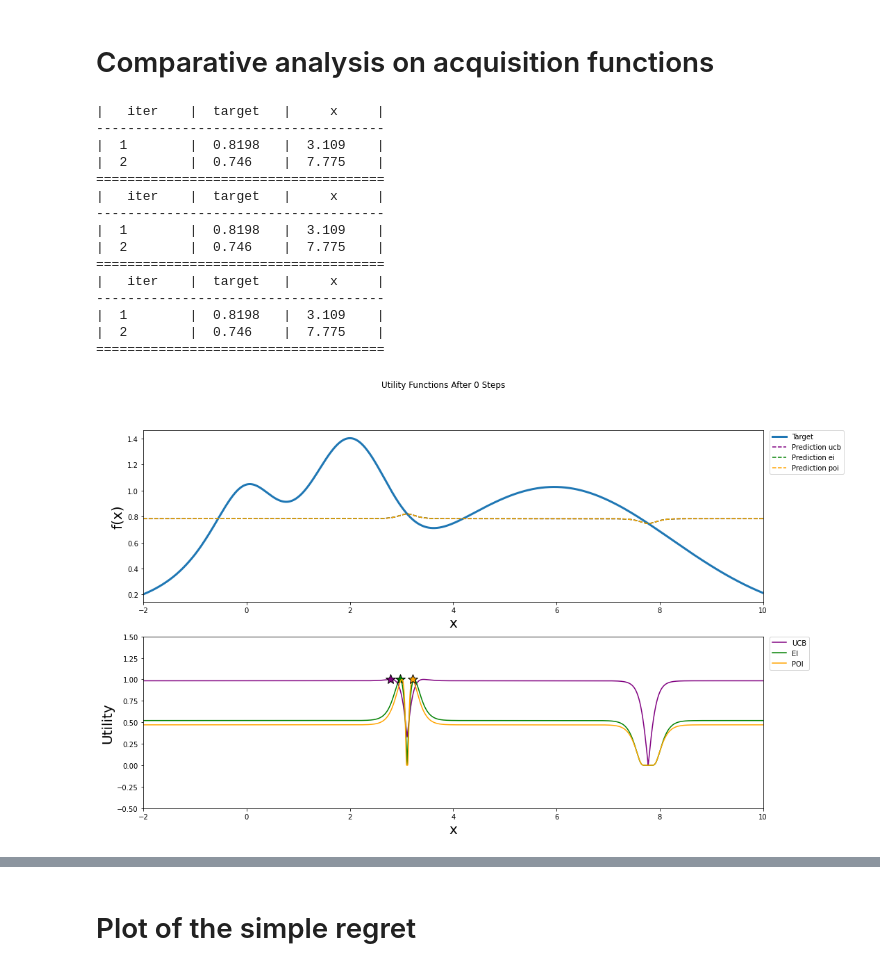
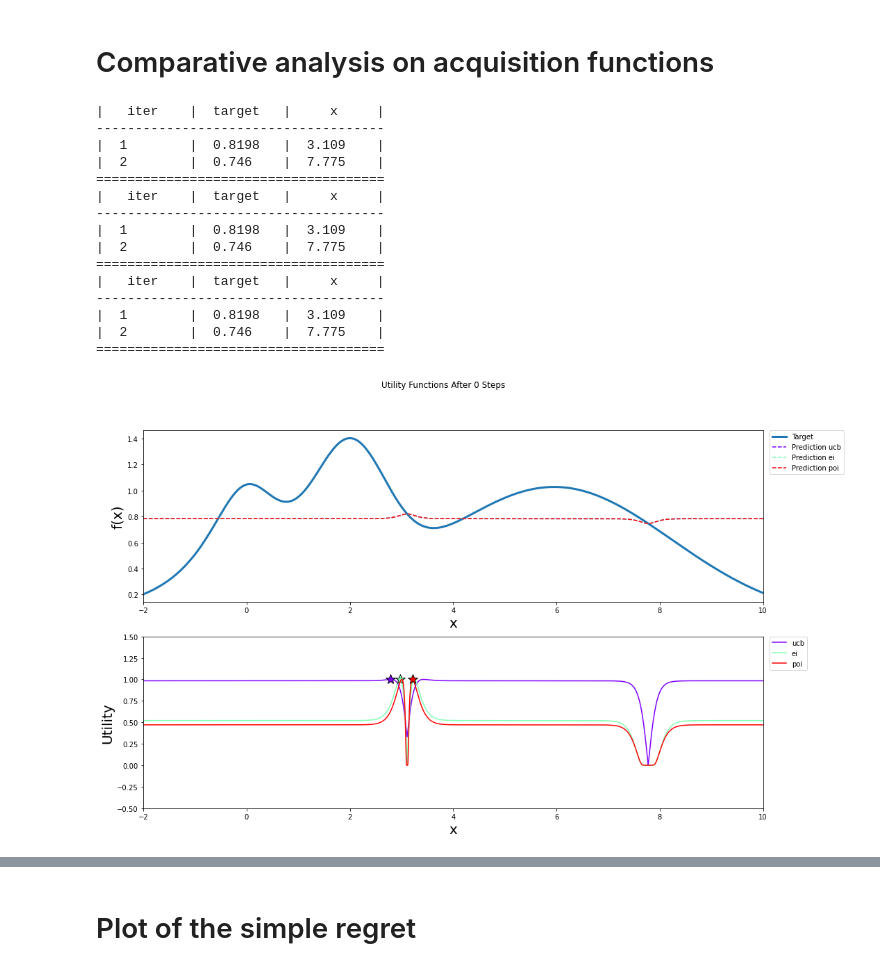
Before and after one commit to MartinaGaravaglia/BayesianOptimization, a Jupyter notebook: examples/plot_acq_func_examples.ipynb, the cells around one changed output, grey strips where cells are left out. Cells and saved outputs as stored; diff of their text form; code cells hidden in the pictures.

```diff
--- a/examples/plot_acq_func_examples.ipynb
+++ b/examples/plot_acq_func_examples.ipynb
@@ -31,29 +31,30 @@ optimizer1 = BayesianOptimization(target, {'x': (min(xx), max(xx))}, random_stat
 optimizer2 = BayesianOptimization(target, {'x': (min(xx), max(xx))}, random_state=27)
 optimizer3 = BayesianOptimization(target, {'x': (min(xx), max(xx))}, random_state=27)
 
-params = {'ucb': {'kappa': 5, 'xi': 0}, 'ei': {'xi': 0}, 'poi': {'xi': 0.01}}
+params = {'ucb': {'kappa': 5, 'xi': 0}, 'ei': {'kappa': 5, 'xi': 0}, 'poi': {'kappa': 5,'xi': 0.01}}
 # %%
 optimizer1.maximize(init_points=2, n_iter=0, kappa=5)
 optimizer2.maximize(init_points=2, n_iter=0,acq='ei')
 optimizer3.maximize(init_points=2, n_iter=0,acq='poi')
-plot_gp(optimizer1,optimizer2,optimizer3, xx, target, params)
+optimizers={'ucb': optimizer1, 'ei': optimizer2, 'poi': optimizer3}
+plot_gp(optimizers, xx, target, params)
 # %% [output]
 |   iter    |  target   |     x     |
 -------------------------------------
 |  1        |  0.8198   |  3.109    |
 |  2        |  0.746    |  7.775    |
 =====================================
 |   iter    |  target   |     x     |
 -------------------------------------
 |  1        |  0.8198   |  3.109    |
 |  2        |  0.746    |  7.775    |
 =====================================
 |   iter    |  target   |     x     |
 -------------------------------------
 |  1        |  0.8198   |  3.109    |
 |  2        |  0.746    |  7.775    |
 =====================================
-[figure, old version]
+[figure, new version]
 # %%
 optimizer1.maximize(init_points=0, n_iter=5, kappa=5)
 optimizer2.maximize(init_points=0, n_iter=5,acq='ei')
```
Also changed, not shown: parts of 8 cells of this notebook, 1 other file.
